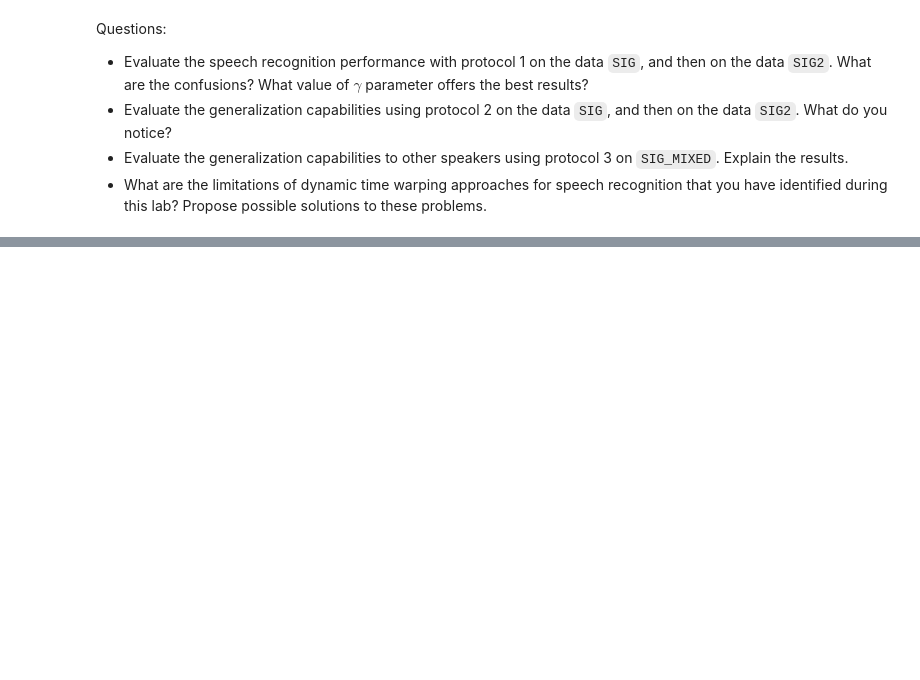
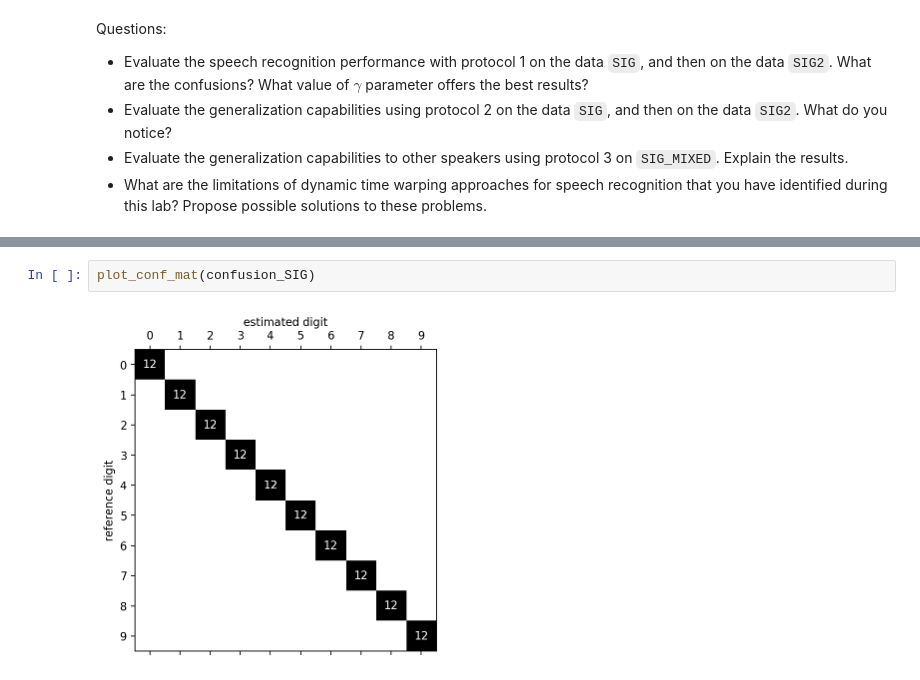
Before and after one commit to littlebuzzybee/TSIA206-TP2, a Jupyter notebook: TP - Dynamic Time Warping for Speech Recognition.ipynb, the cells around one changed output, grey strips where cells are left out. Drawn from its saved outputs; the diff is of its cells as text; blank space fills up the shorter version.

```diff
--- a/TP - Dynamic Time Warping for Speech Recognition.ipynb
+++ b/TP - Dynamic Time Warping for Speech Recognition.ipynb
@@ -662,3 +696,7 @@ Accuracy on SIG data: 1.00
+# %%
+plot_conf_mat(confusion_SIG)
+# %% [output]
+[figure, added]
 # %%
 file_path_SIG2 = "./Data/SIG2/"
 n_reps_SIG2 = 6
```
Also changed, not shown: parts of 6 cells of this notebook.
